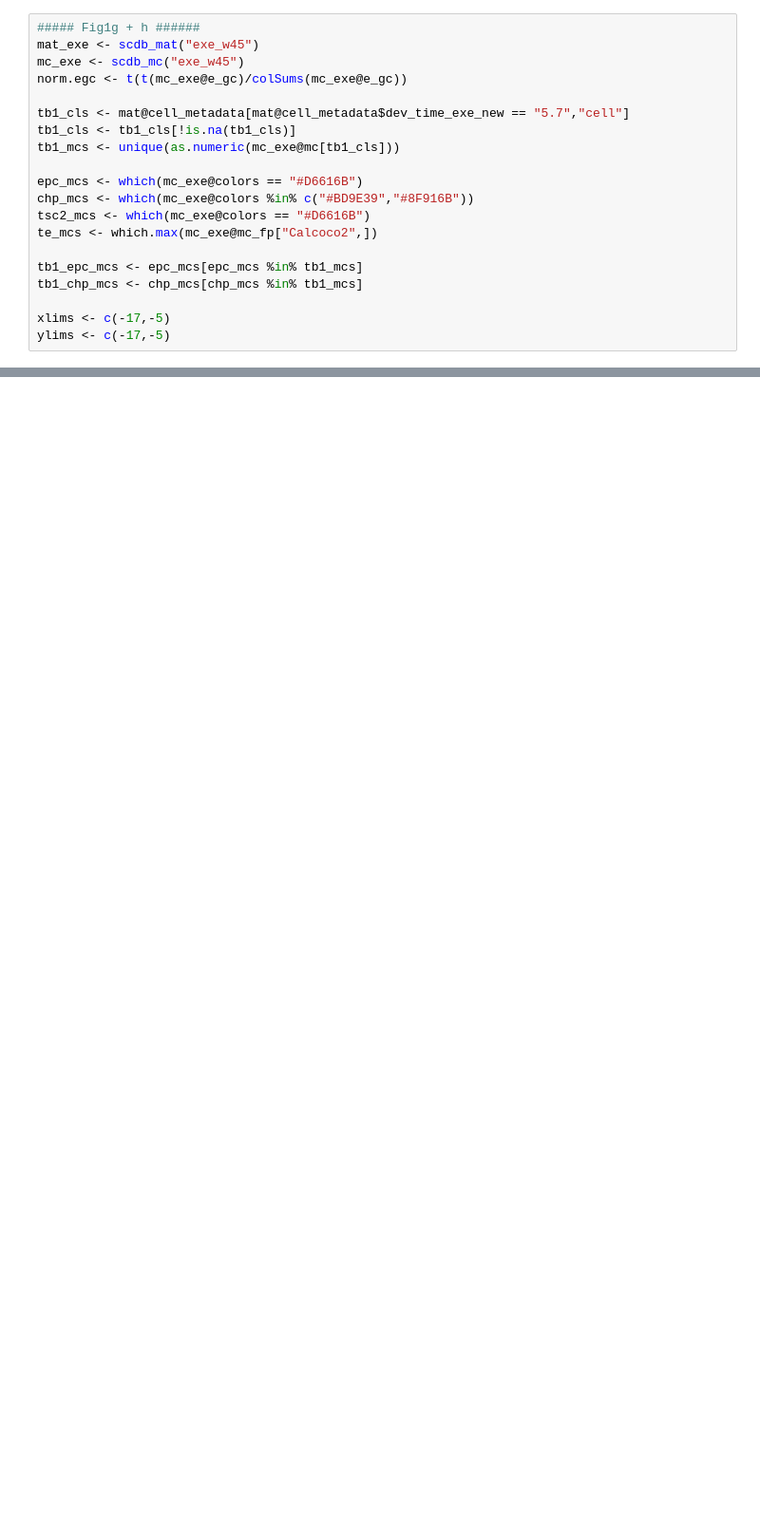
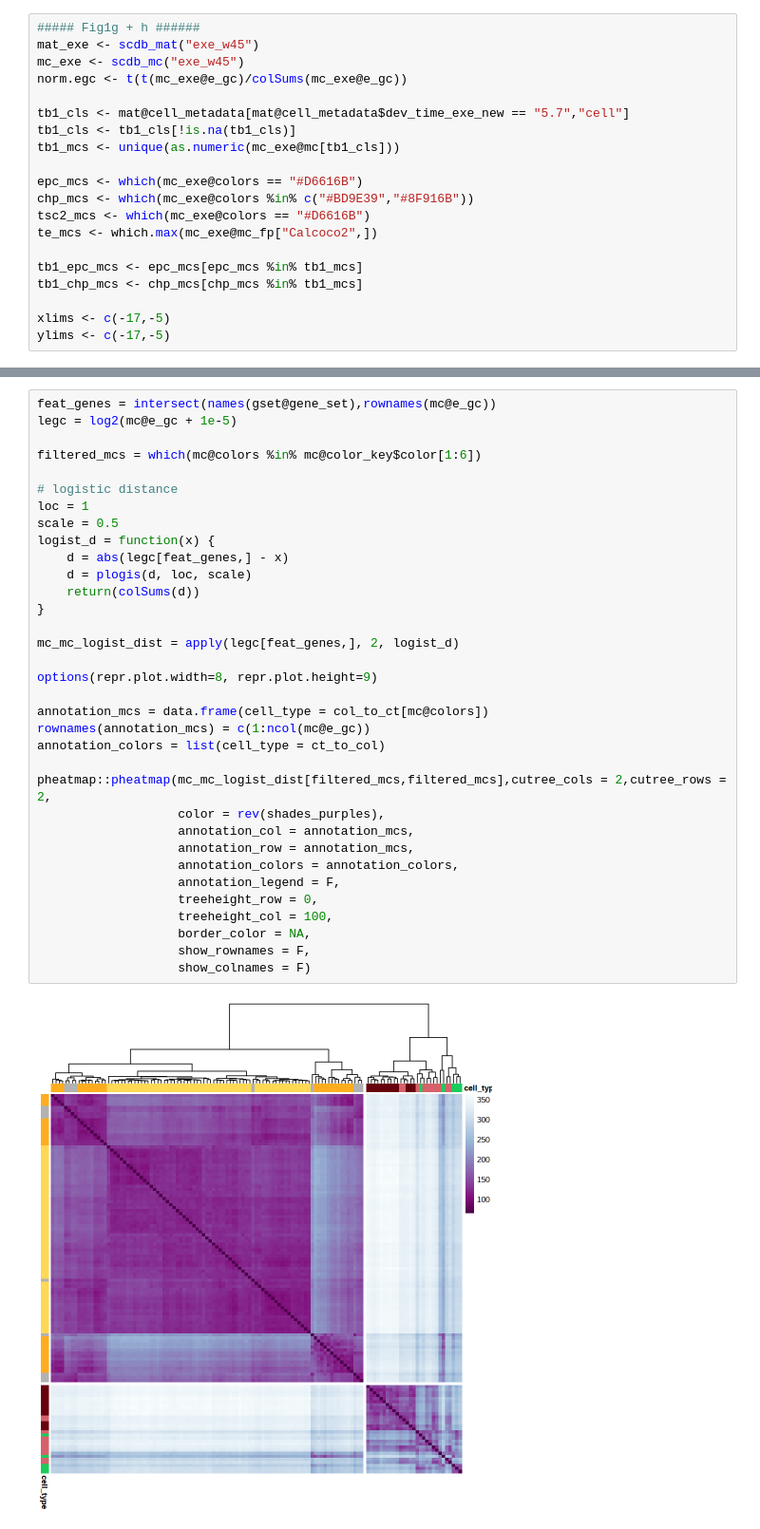
Before and after one commit to tanaylab/EmbExe, a Jupyter notebook: notebooks/Figure_1.ipynb, the cells around one changed output, grey strips where cells are left out. Shown at 95% size. Drawn from its saved outputs; the diff is of its cells as text; blank space fills up the shorter version.

Commit message:
Added notebooks and data related to Bmp4 analysis

```diff
--- a/notebooks/Figure_1.ipynb
+++ b/notebooks/Figure_1.ipynb
@@ -470,0 +522,36 @@ print(p3)
+# %%
+feat_genes = intersect(names(gset@gene_set),rownames(mc@e_gc))
+legc = log2(mc@e_gc + 1e-5)
+
+filtered_mcs = which(mc@colors %in% mc@color_key$color[1:6])
+
+# logistic distance
+loc = 1
+scale = 0.5
+logist_d = function(x) {
+    d = abs(legc[feat_genes,] - x)
+    d = plogis(d, loc, scale)
+    return(colSums(d))
+}
+
+mc_mc_logist_dist = apply(legc[feat_genes,], 2, logist_d)
+
+options(repr.plot.width=8, repr.plot.height=9)
+
+annotation_mcs = data.frame(cell_type = col_to_ct[mc@colors])
+rownames(annotation_mcs) = c(1:ncol(mc@e_gc))
+annotation_colors = list(cell_type = ct_to_col)
+
+pheatmap::pheatmap(mc_mc_logist_dist[filtered_mcs,filtered_mcs],cutree_cols = 2,cutree_rows = 2,
+                   color = rev(shades_purples),
+                   annotation_col = annotation_mcs,
+                   annotation_row = annotation_mcs,
+                   annotation_colors = annotation_colors,
+                   annotation_legend = F,
+                   treeheight_row = 0,
+                   treeheight_col = 100,
+                   border_color = NA,
+                   show_rownames = F,
+                   show_colnames = F)
+# %% [output]
+[figure, added]
```
Also changed, not shown: parts of 13 cells of this notebook, 24 other files.
